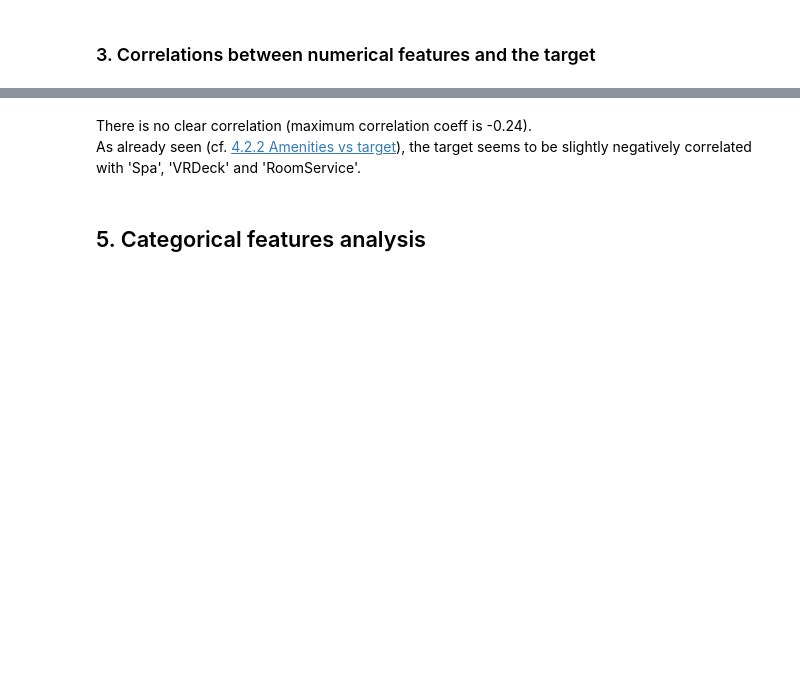
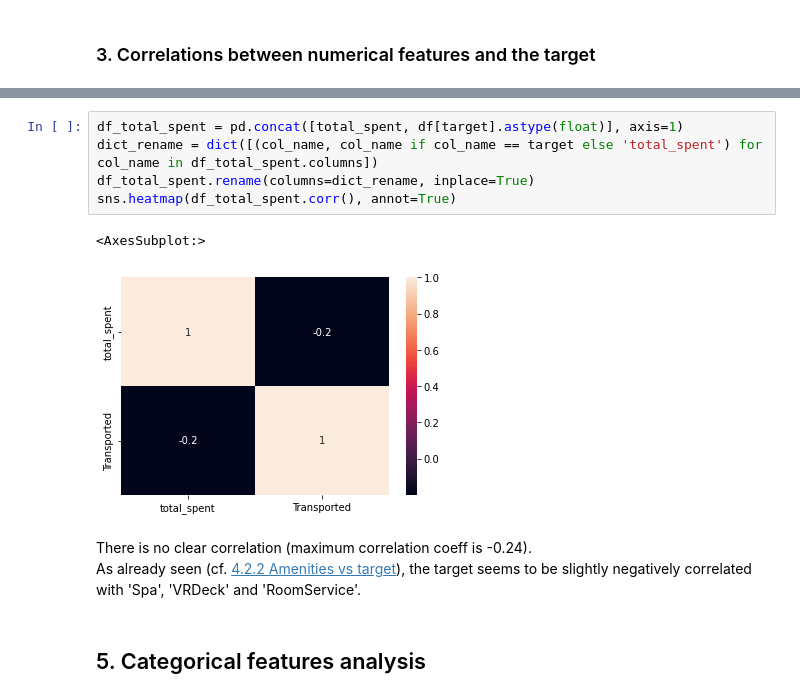
Before and after one commit to ThomasDumazert/01-spaceship_titanic, a Jupyter notebook: notebooks/eda.ipynb, the cells around one changed output, grey strips where cells are left out. Cells and saved outputs as stored; diff of their text form; blank space fills up the shorter version.

```diff
--- a/notebooks/eda.ipynb
+++ b/notebooks/eda.ipynb
@@ -416,3 +413,11 @@ sns.heatmap(df[numerical_columns + [target]].corr(), annot=True)
+# %%
+df_total_spent = pd.concat([total_spent, df[target].astype(float)], axis=1)
+dict_rename = dict([(col_name, col_name if col_name == target else 'total_spent') for col_name in df_total_spent.columns])
+df_total_spent.rename(columns=dict_rename, inplace=True)
+sns.heatmap(df_total_spent.corr(), annot=True)
+# %% [output]
+<AxesSubplot:>
+[figure, added]
 # %% [markdown]
 There is no clear correlation (maximum correlation coeff is -0.24).
 As already seen (cf. [4.2.2 Amenities vs target](#2-amenities-vs-target)), the target seems to be slightly negatively correlated with 'Spa', 'VRDeck' and 'RoomService'.
```
Also changed, not shown: parts of 22 cells of this notebook, 1 other file.
